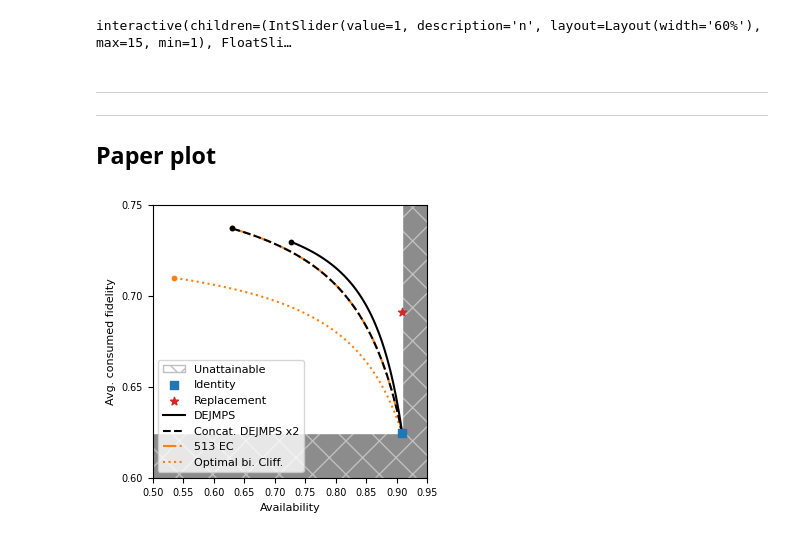
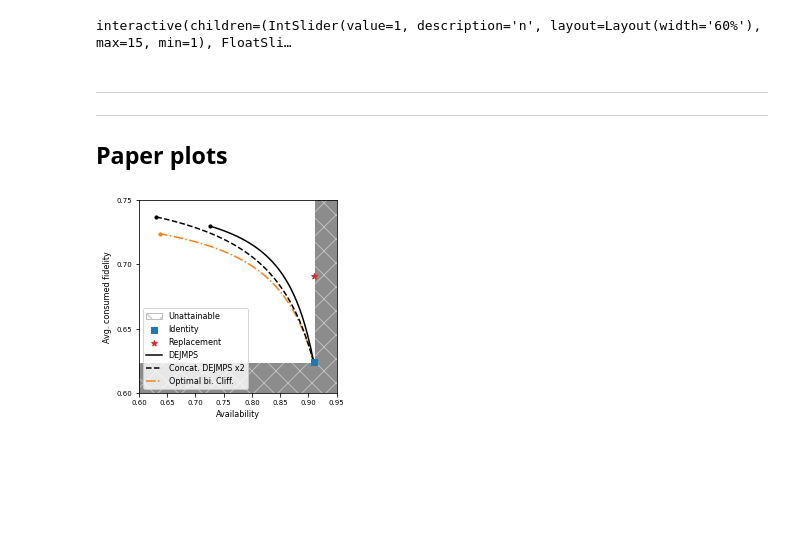
Before and after one commit to AlvaroGI/buffering-1GnB, a Jupyter notebook: RESULTS-concatDEJMPS-vs-optimal.ipynb, the cells around one changed output. Saved outputs shown, nothing was run; the diff lists cells and outputs as text; code cells hidden in the pictures; blank space fills up the shorter version.

Commit message:
minor changes to plots

```diff
--- a/RESULTS-concatDEJMPS-vs-optimal.ipynb
+++ b/RESULTS-concatDEJMPS-vs-optimal.ipynb
@@ -86,4 +86,4 @@ interactive(children=(IntSlider(value=1, description='n', layout=Layout(width='6
 # %% [markdown]
 ---
 ---
-## Paper plot
+## Paper plots
@@ -114,8 +90,33 @@ savefig = True
 # %%
+n = 2
+
+# GEN
+p_gen = 1
+F_new = 0.7 #0.9
+rho_new = np.diag([F_new, (1-F_new)/3, (1-F_new)/3, (1-F_new)/3])
+
+# PURIF
+q_purif = np.linspace(0,1,50)
+varying_param = 'q_purif'
+policy_names = ['DEJMPS', 'Concat. DEJMPS x2', 'Optimal bi. Cliff.']
+pur_after_swap = False
+
+# NOISE
+Gamma = 0.02 #1/5
+
+# CONS
+p_cons = 0.1
+
+# Plot
+colors = ['k', 'k', 'tab:orange', 'tab:orange']
+linestyles = ['-', '--', '-.', ':']
+savefig = True
+
+
 ## RUN ##
 imp.reload(main)
 main.AFplot_vs_id_vs_repl(varying_param, n, p_gen, rho_new, q_purif, policy_names,
-                          pur_after_swap, Gamma, p_cons, ylims=[0.6,0.75],#[0.78,0.95],
-                          colors=colors, linestyles=linestyles, savefig=False)
+                          pur_after_swap, Gamma, p_cons, ylims=[0.6,0.75],
+                          colors=colors, linestyles=linestyles, savefig=savefig)
 # %% [output]
-[figure, old version]
+[figure, new version]
```
Also changed, not shown: parts of 4 cells of this notebook, 1 other file.
